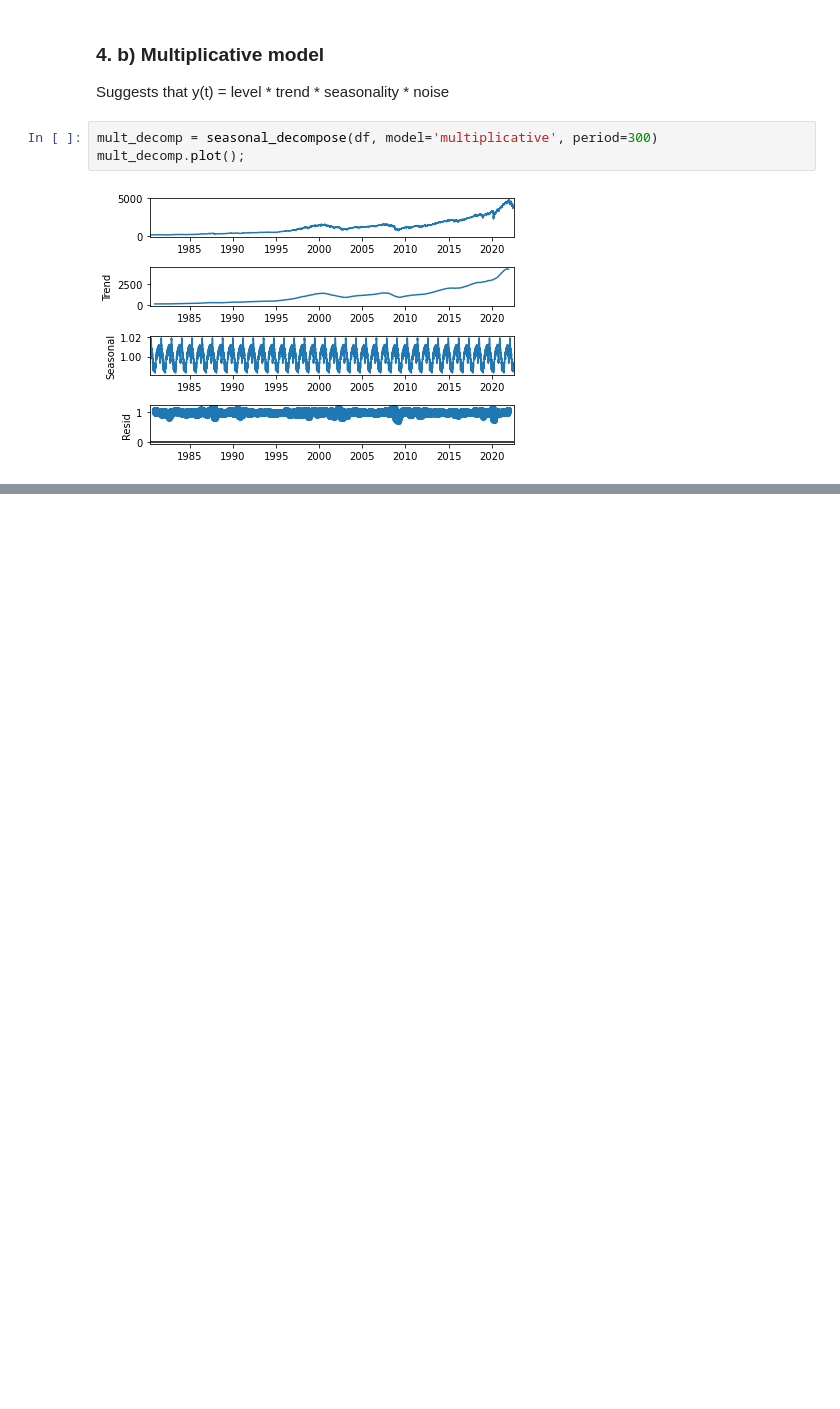
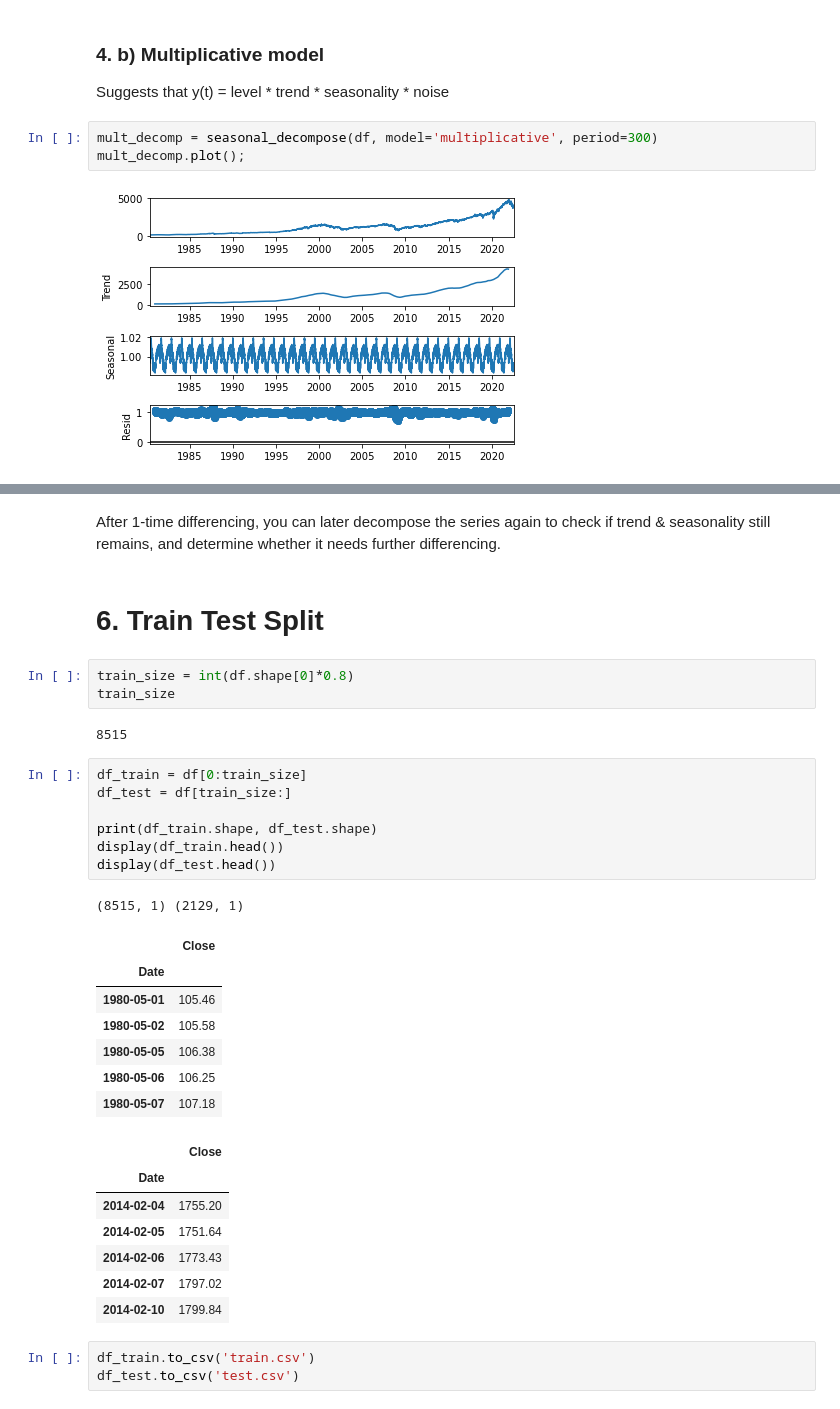
Before and after one commit to Horstann/Timeseries-on-Keras, a Jupyter notebook: 01_preprocessing.ipynb, the cells around one changed output, grey strips where cells are left out. Cells and saved outputs as stored; diff of their text form; blank space fills up the shorter version.

```diff
--- a/01_preprocessing.ipynb
+++ b/01_preprocessing.ipynb
@@ -188,0 +206,35 @@ mult_decomp.plot();
+# %% [markdown]
+After 1-time differencing, you can later decompose the series again to check if trend & seasonality still remains, and determine whether it needs further differencing.
+# %% [markdown]
+# 6. Train Test Split
+# %%
+train_size = int(df.shape[0]*0.8)
+train_size
+# %% [output]
+8515
+# %%
+df_train = df[0:train_size]
+df_test = df[train_size:]
+
+print(df_train.shape, df_test.shape)
+display(df_train.head())
+display(df_test.head())
+# %% [output]
+(8515, 1) (2129, 1)
+|  | Close |
+| Date |  |
+| 1980-05-01 | 105.46 |
+| 1980-05-02 | 105.58 |
+| 1980-05-05 | 106.38 |
+| 1980-05-06 | 106.25 |
+| 1980-05-07 | 107.18 |
+|  | Close |
+| Date |  |
+| 2014-02-04 | 1755.20 |
+| 2014-02-05 | 1751.64 |
+| 2014-02-06 | 1773.43 |
+| 2014-02-07 | 1797.02 |
+| 2014-02-10 | 1799.84 |
+# %%
+df_train.to_csv('train.csv')
+df_test.to_csv('test.csv')
```
Also changed, not shown: parts of 3 cells of this notebook, 5 other files.
